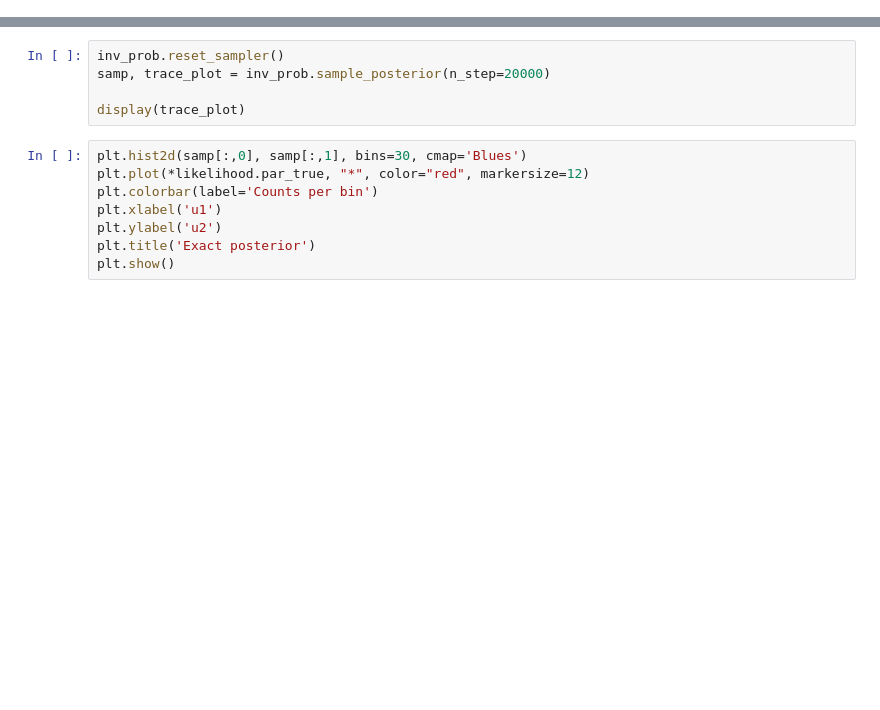
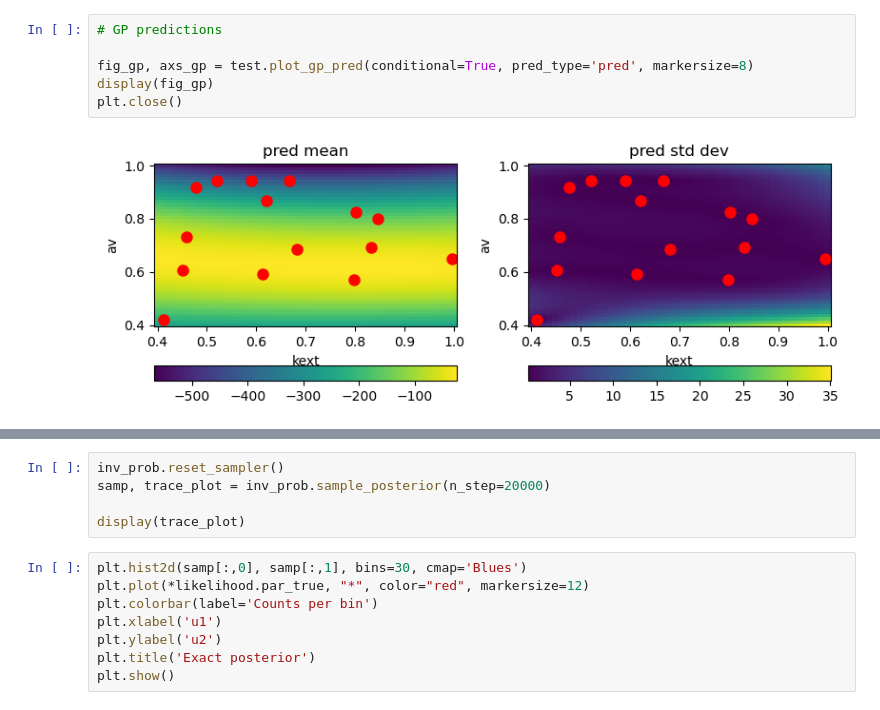
Before and after one commit to arob5/Bayesian-inference-with-surrogates, a Jupyter notebook: experiments/vsem/vsem_experiment.ipynb, the cells around one changed output, grey strips where cells are left out. Drawn from its saved outputs; the diff is of its cells as text; blank space fills up the shorter version.

```diff
--- a/experiments/vsem/vsem_experiment.ipynb
+++ b/experiments/vsem/vsem_experiment.ipynb
@@ -59,0 +94,8 @@ plt.close()
+# %%
+# GP predictions
+
+fig_gp, axs_gp = test.plot_gp_pred(conditional=True, pred_type='pred', markersize=8)
+display(fig_gp)
+plt.close()
+# %% [output]
+[figure, added]
```
Also changed, not shown: parts of 18 cells of this notebook, 2 other files.
